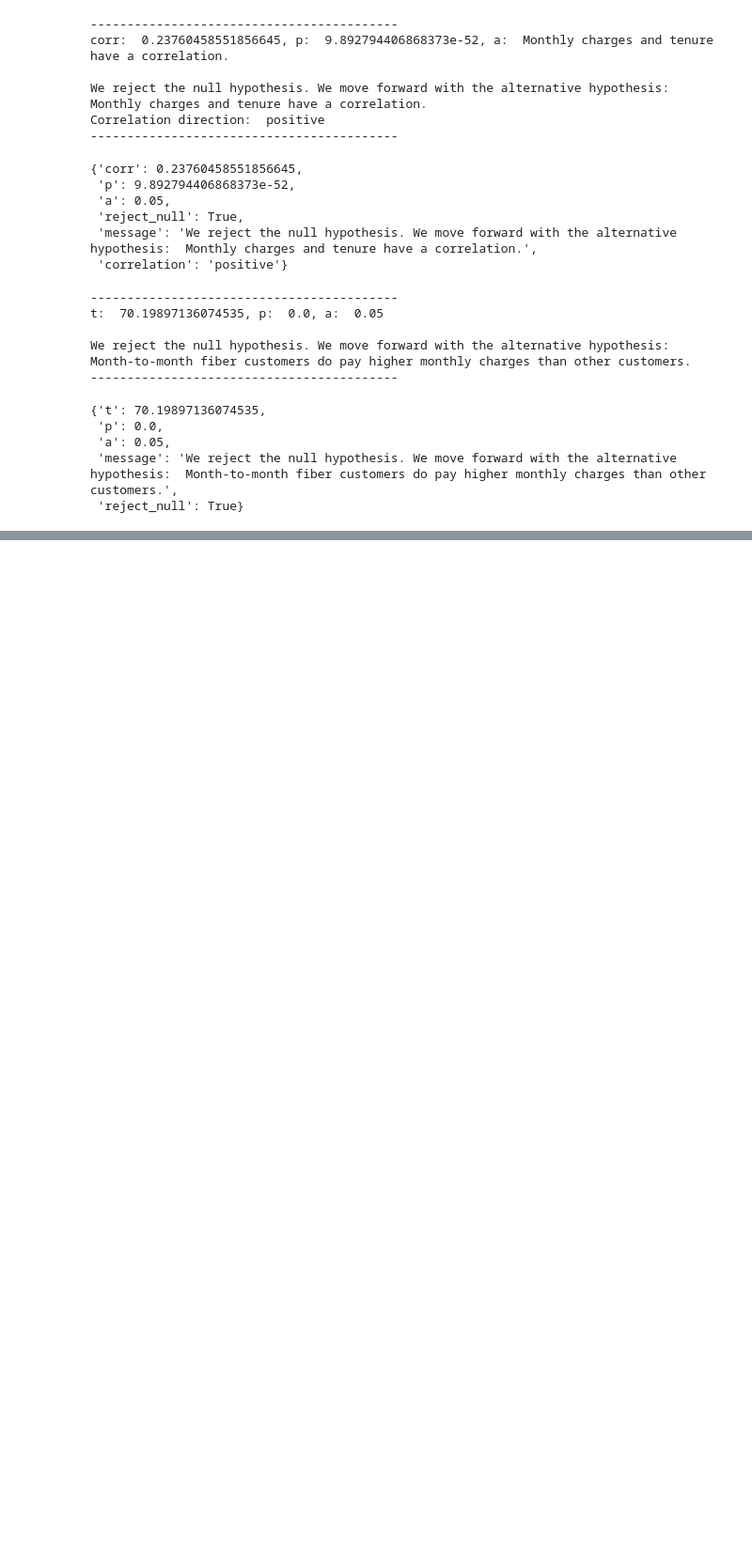
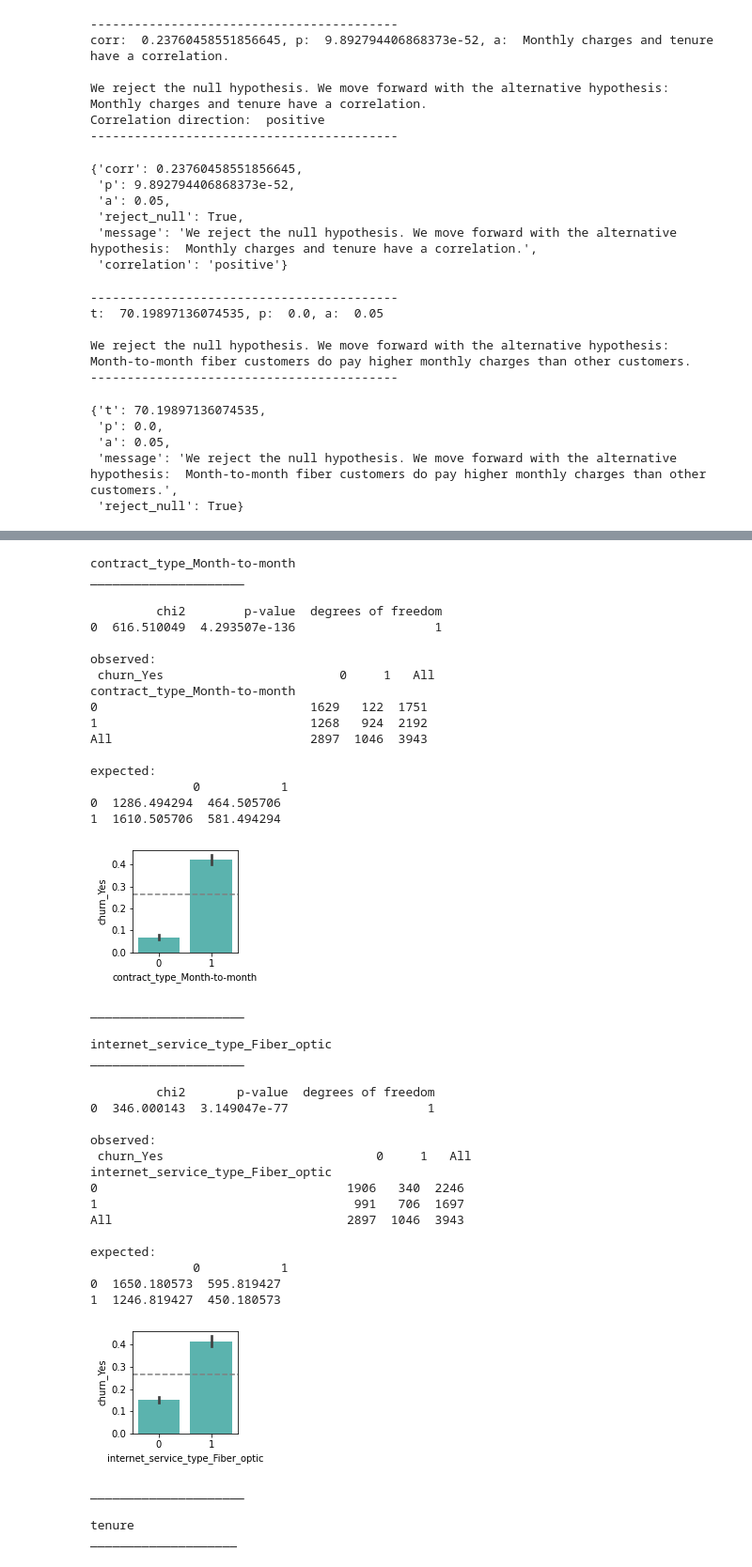
Before and after one commit to david-ryan-alviola/classification-project, a Jupyter notebook: telco_churn_analysis.ipynb, the cells around one changed output, grey strips where cells are left out. Shown at 94% size. Cells and saved outputs as stored; diff of their text form; code cells hidden in the pictures; blank space fills up the shorter version.

```diff
--- a/telco_churn_analysis.ipynb
+++ b/telco_churn_analysis.ipynb
@@ -136,7 +141,7 @@ Finally, the non-numerical columns were encoded into numerical values and the ne
 
 These changes were scripted into the `prepare_telco_data` function.
 # %%
-train, validate, test = prepare_telco_data(telco_df)
+train, validate, test = prepare_telco_data(telco_df.copy())
 # %% [markdown]
 ## Explore
 
@@ -260,0 +267,49 @@ The results from the statistical testing allow us to move forward with all our a
+# %%
+cat_vars = ['contract_type_Month-to-month', 'internet_service_type_Fiber_optic']
+quant_vars = ['tenure', 'monthly_charges']
+target = 'churn_Yes'
+
+explore_bivariate(train, target, cat_vars, quant_vars)
+# %% [output]
+contract_type_Month-to-month
+_____________________
+
+         chi2        p-value  degrees of freedom
+0  616.510049  4.293507e-136                   1
+
+observed:
+ churn_Yes                        0     1   All
+contract_type_Month-to-month
+0                             1629   122  1751
+1                             1268   924  2192
+All                           2897  1046  3943
+
+expected:
+              0           1
+0  1286.494294  464.505706
+1  1610.505706  581.494294
+[figure, added]
+_____________________
+
+internet_service_type_Fiber_optic
+_____________________
+
+         chi2       p-value  degrees of freedom
+0  346.000143  3.149047e-77                   1
+
+observed:
+ churn_Yes                             0     1   All
+internet_service_type_Fiber_optic
+0                                  1906   340  2246
+1                                   991   706  1697
+All                                2897  1046  3943
+
+expected:
+              0           1
+0  1650.180573  595.819427
+1  1246.819427  450.180573
+[figure, added]
+_____________________
+
+tenure
+____________________
```
Also changed, not shown: parts of 31 cells of this notebook, 2 other files.
